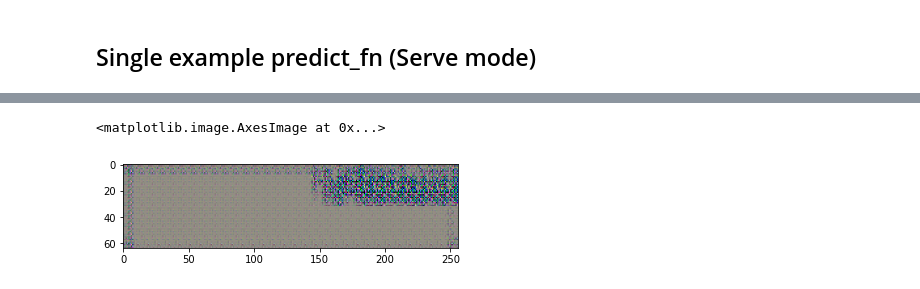
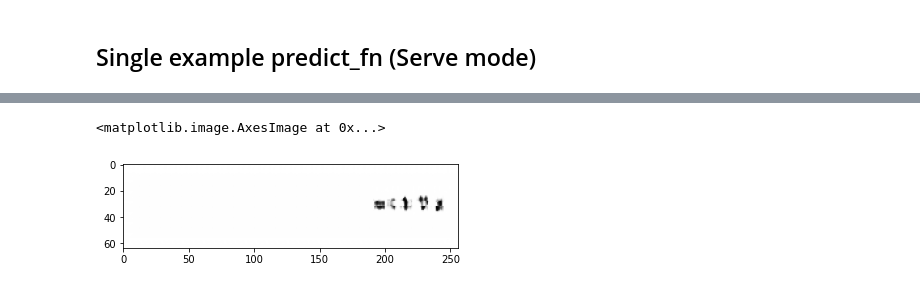
Before and after one commit to samirsalman/Depixelizer, a Jupyter notebook: Depixelizer.ipynb, the cells around one changed output, grey strips where cells are left out. Saved outputs shown, nothing was run; the diff lists cells and outputs as text; code cells hidden in the pictures.

```diff
--- a/Depixelizer.ipynb
+++ b/Depixelizer.ipynb
@@ -478,7 +479,7 @@ Clipping input data to the valid range for imshow with RGB data ([0..1] for floa
 ## Load model from checkpoint
 # %%
 model = AutoEncoder()
-model.load_from_checkpoint(checkpoint_path="/content/gdrive/MyDrive/Depixelizer/model/last.ckpt")
+model = model.load_from_checkpoint(checkpoint_path="/content/gdrive/MyDrive/Depixelizer/model/last.ckpt")
 summary(model)
 # %% [output]
 =================================================================
@@ -505,7 +506,7 @@ def predict_example(model:pl.LightningModule, e:np.array):
   transform =torchvision.transforms.Compose([
                                               torchvision.transforms.ToTensor(),
                                               torchvision.transforms.Resize((img_height, img_width)),
-                                              torchvision.transforms.Normalize((0.5,),(0.5,)),
+                                              # torchvision.transforms.Normalize((0.5,),(0.5,)),
     ])
 
   x = transform(e)
@@ -524,6 +525,6 @@ plt.imshow(torch.tensor(clean[0]))
 # %%
 predicted_example = predict_example(e=clean[0], model=model)
-plt.imshow(predicted_example.detach().permute((1, 2, 0)))
+plt.imshow(np.float32(predicted_example.detach().permute((1, 2, 0))))
 # %% [output]
 <matplotlib.image.AxesImage at 0x...>
-[figure, old version]
+[figure, new version]
```
Also changed, not shown: parts of 7 cells of this notebook.
